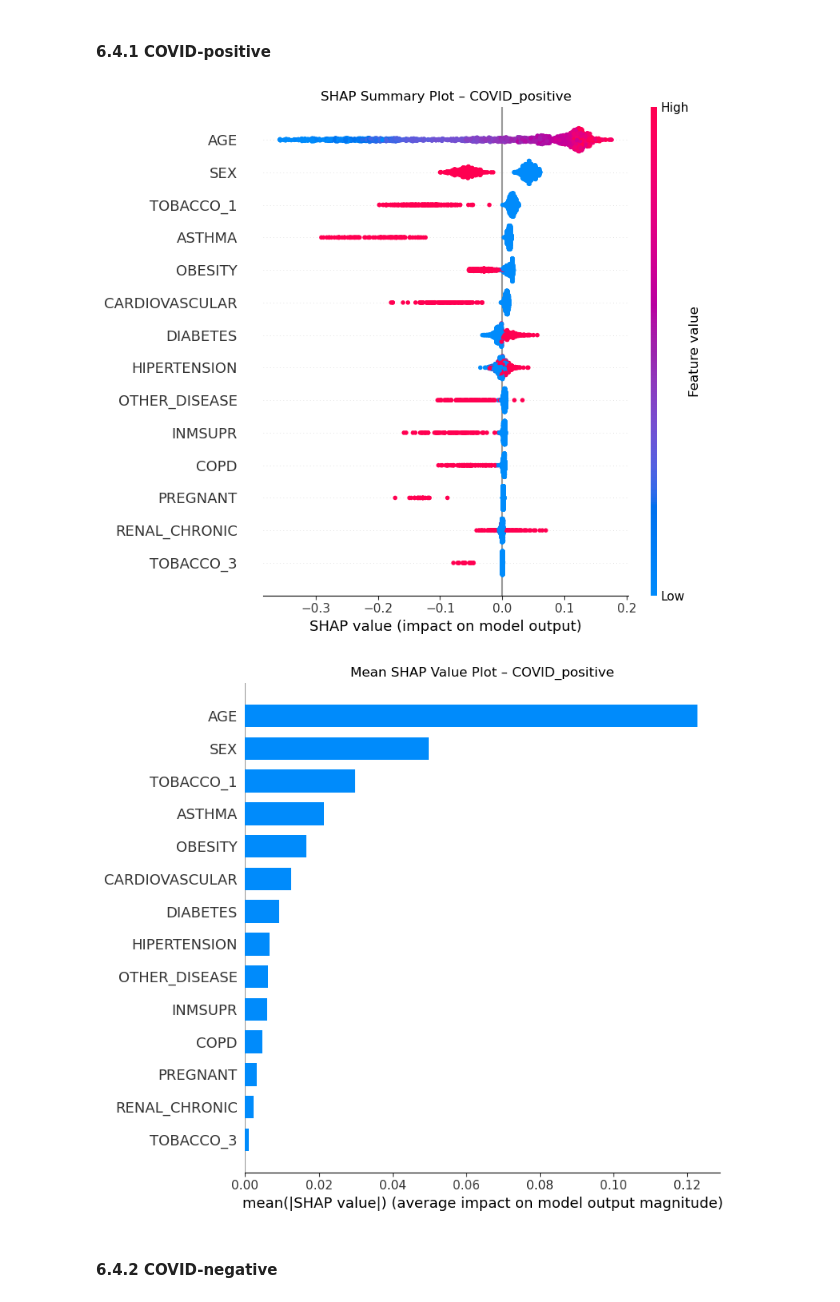
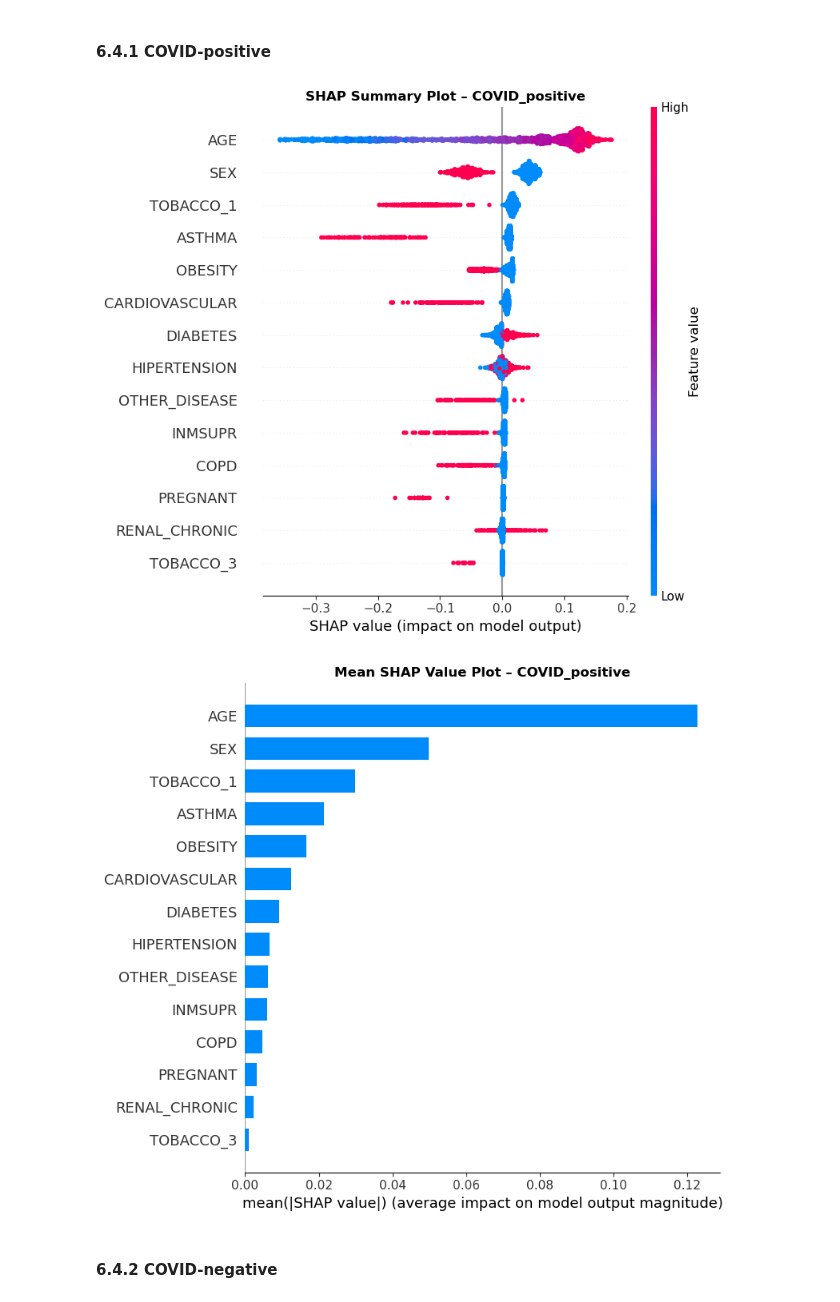
Before and after one commit to nicofontaine/Foundations-of-Data-Science, a Jupyter notebook: Random_forest_final.ipynb, the cells around one changed output. Saved outputs shown, nothing was run; the diff lists cells and outputs as text; code cells hidden in the pictures.

```diff
--- a/Random_forest_final.ipynb
+++ b/Random_forest_final.ipynb
@@ -666,29 +666,29 @@ SHAP directly answers the research question: which pre-existing risk factors are
 # %%
 #Imports
 import shap
 
 explainer_pos = shap.TreeExplainer(best_model_pos)
 # Use a sample for speed (SHAP on 95k rows is slow)
 X_sample_pos = X_test_pos.sample(2000, random_state=42)
 shap_values_pos = explainer_pos.shap_values(X_sample_pos)
 
 # Beeswarm plot — shows direction of effect per patient
 shap.summary_plot(shap_values_pos[:, :, 1], X_sample_pos, show=False)
-plt.title("SHAP Summary Plot – COVID_positive")
+plt.title("SHAP Summary Plot – COVID_positive", fontweight="bold")
 plt.tight_layout()
 plt.savefig("shap_beeswarm_pos.png", dpi=150)
 plt.show()
 
 # Summary plot — shows which features push toward death (class 1)
 shap.summary_plot(shap_values_pos[:, :, 1], X_sample_pos, plot_type="bar",
                   show=False)
-plt.title("Mean SHAP Value Plot – COVID_positive")
+plt.title("Mean SHAP Value Plot – COVID_positive", fontweight="bold")
 plt.tight_layout()
 plt.savefig("shap_importance_pos.png", dpi=150)
 plt.show()
 # %% [output]
-[figure, old version]
+[figure, new version]
-[figure, old version]
+[figure, new version]
 # %% [markdown]
 #### 6.4.2 COVID-negative
 # %%
```
Also changed, not shown: parts of 1 cell of this notebook.
